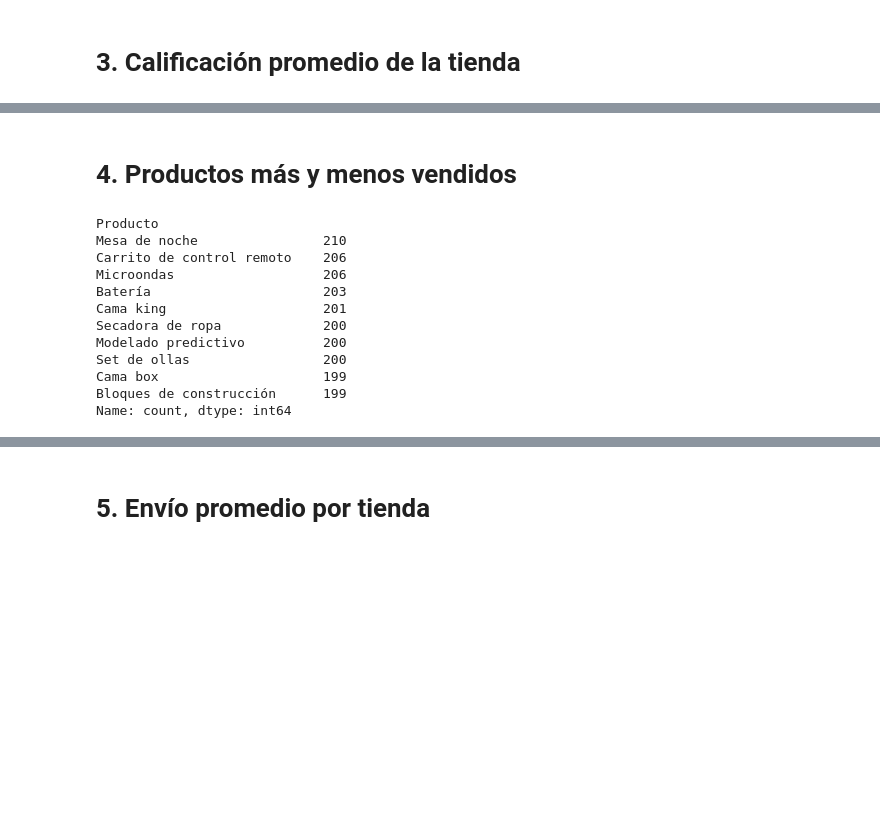
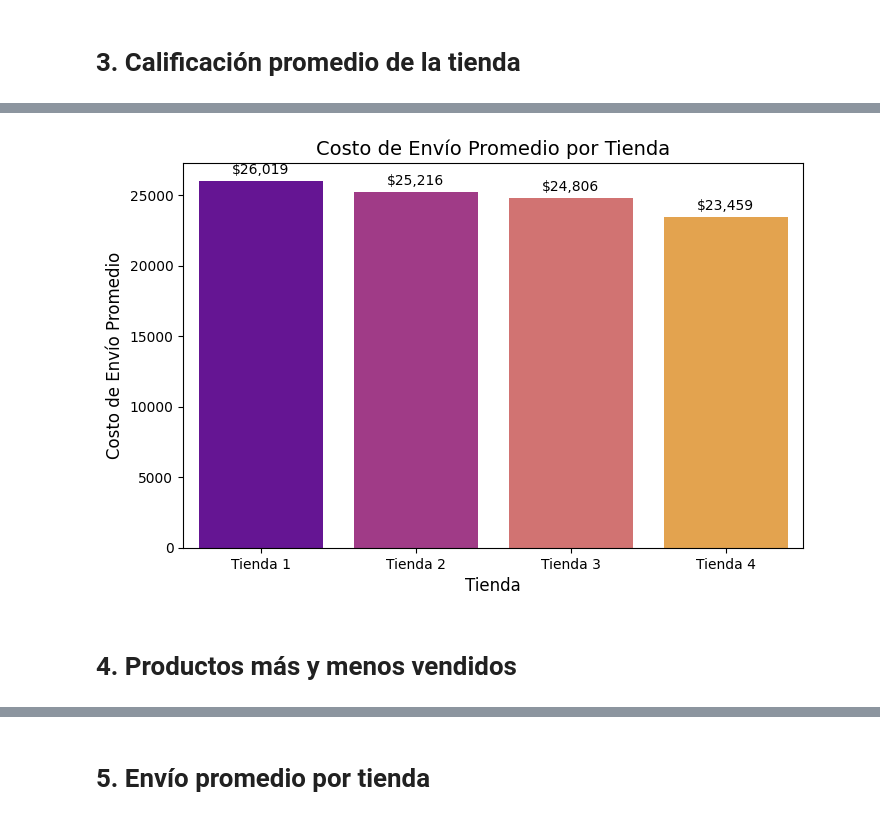
Before and after one commit to zxxcerbero/challenge1-data-science-latam, a Jupyter notebook: AluraStoreLatam.ipynb, the cells around one changed output, grey strips where cells are left out. Cells and saved outputs as stored; diff of their text form; code cells hidden in the pictures; blank space fills up the shorter version.

```diff
--- a/AluraStoreLatam.ipynb
+++ b/AluraStoreLatam.ipynb
@@ -88,2 +176,32 @@ print(promedio)
+# %%
+# Asegúrate de que esta variable exista en tu entorno, si no la tienes, cálcula:
+costo_envio_promedio = listas.groupby('Tienda_ID')['Costo de envío'].mean().sort_values(ascending=False)
+
+# 1. Creamos la figura del gráfico
+plt.figure(figsize=(8, 5))
+
+# 2. Creamos el gráfico de barras
+sns.barplot(
+    x=costo_envio_promedio.index,
+    y=costo_envio_promedio.values,
+    hue=costo_envio_promedio.index,
+    legend=False,
+    palette='plasma' # Otro esquema de colores
+)
+
+# 3. Añadimos títulos
+plt.title('Costo de Envío Promedio por Tienda', fontsize=14)
+plt.xlabel('Tienda', fontsize=12)
+plt.ylabel('Costo de Envío Promedio', fontsize=12)
+
+# 4. Añadimos el valor exacto del promedio sobre cada barra
+for index, value in enumerate(costo_envio_promedio.values):
+    # Formateamos el número para que sea más legible (sin decimales)
+    plt.text(index, value + 500, f'${value:,.0f}', ha='center')
+
+plt.savefig('costo_envio_tienda.png') # Guardamos el gráfico
+plt.show()
+# %% [output]
+[figure, added]
 # %% [markdown]
 # 4. Productos más y menos vendidos
@@ -92,15 +207,0 @@ mas_vendidos= listas['Producto'].value_counts()
-# %%
-print(mas_vendidos.head(10))
-# %% [output]
-Producto
-Mesa de noche                210
-Carrito de control remoto    206
-Microondas                   206
-Batería                      203
-Cama king                    201
-Secadora de ropa             200
-Modelado predictivo          200
-Set de ollas                 200
-Cama box                     199
-Bloques de construcción      199
-Name: count, dtype: int64
```
Also changed, not shown: parts of 14 cells of this notebook.
